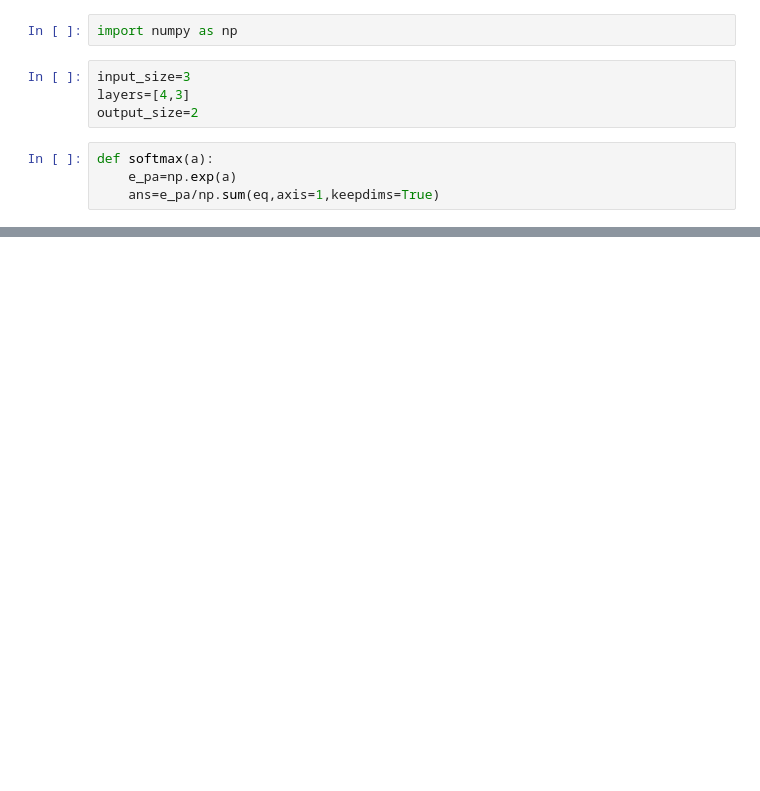
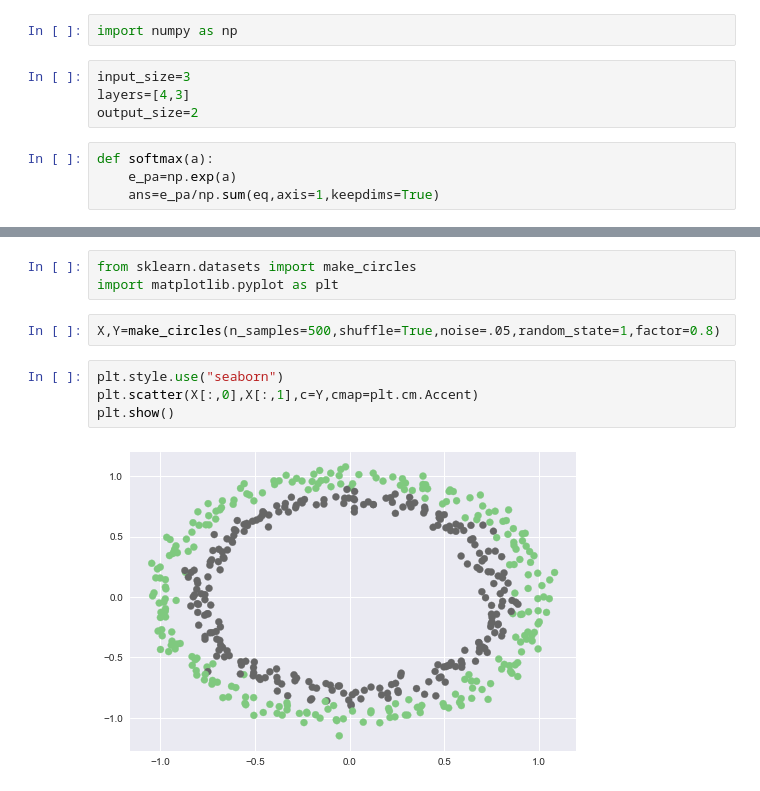
Before and after one commit to nmittal41/Machine-Learning, a Jupyter notebook: DeepLearning/Artificial_NN/three_layer_architecture.ipynb, the cells around one changed output, grey strips where cells are left out. Cells and saved outputs as stored; diff of their text form; blank space fills up the shorter version.

```diff
--- a/DeepLearning/Artificial_NN/three_layer_architecture.ipynb
+++ b/DeepLearning/Artificial_NN/three_layer_architecture.ipynb
@@ -44,0 +105,11 @@ class Neuralnetwork:
+# %%
+from sklearn.datasets import make_circles
+import matplotlib.pyplot as plt
+# %%
+X,Y=make_circles(n_samples=500,shuffle=True,noise=.05,random_state=1,factor=0.8)
+# %%
+plt.style.use("seaborn")
+plt.scatter(X[:,0],X[:,1],c=Y,cmap=plt.cm.Accent)
+plt.show()
+# %% [output]
+[figure, added]
```
Also changed, not shown: parts of 3 cells of this notebook, 8 other files.
